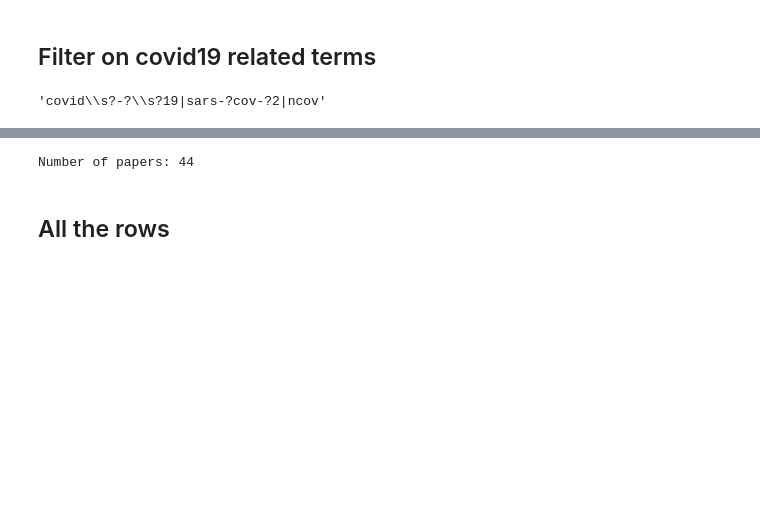
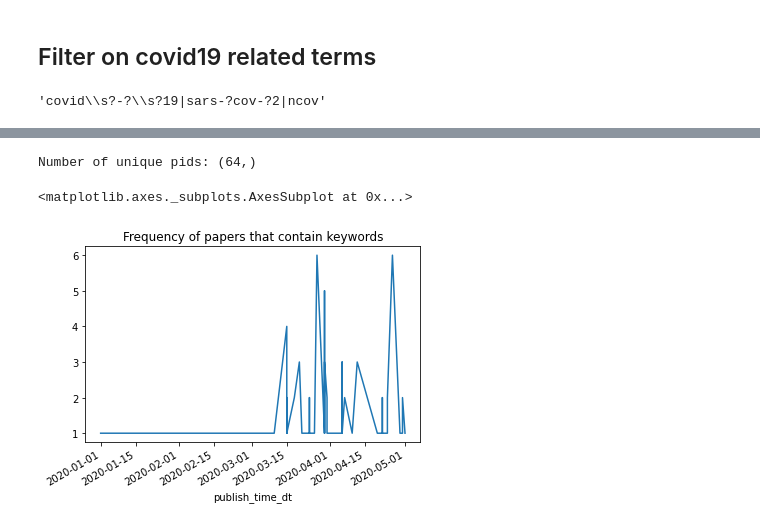
Before and after one commit to databridgevt/covid19, a Jupyter notebook: analysis/db/id_model_inputs/03-filtered_incubation_sentences.py.ipynb, the cells around one changed output, grey strips where cells are left out. Drawn from its saved outputs; the diff is of its cells as text; code cells hidden in the pictures; blank space fills up the shorter version.

```diff
--- a/analysis/db/id_model_inputs/03-filtered_incubation_sentences.py.ipynb
+++ b/analysis/db/id_model_inputs/03-filtered_incubation_sentences.py.ipynb
@@ -145,6 +437,15 @@ Number of covid sentence term matches: 46
 # %%
-print(f"Number of papers: {matches_pattern.pid.unique().size}")
+print(f"Number of unique pids: {explode_df.pid.unique().shape}")
 # %% [output]
-Number of papers: 44
+Number of unique pids: (64,)
-# %% [markdown]
-## All the rows
+# %%
+(explode_df
+ .groupby(["pid", "publish_time_dt"])
+ .size()
+ .droplevel("pid")
+ .sort_index()
+ .plot(title="Frequency of papers that contain keywords")
+)
+# %% [output]
+<matplotlib.axes._subplots.AxesSubplot at 0x...>
+[figure, added]
```
Also changed, not shown: parts of 66 cells of this notebook, 1 other file.
